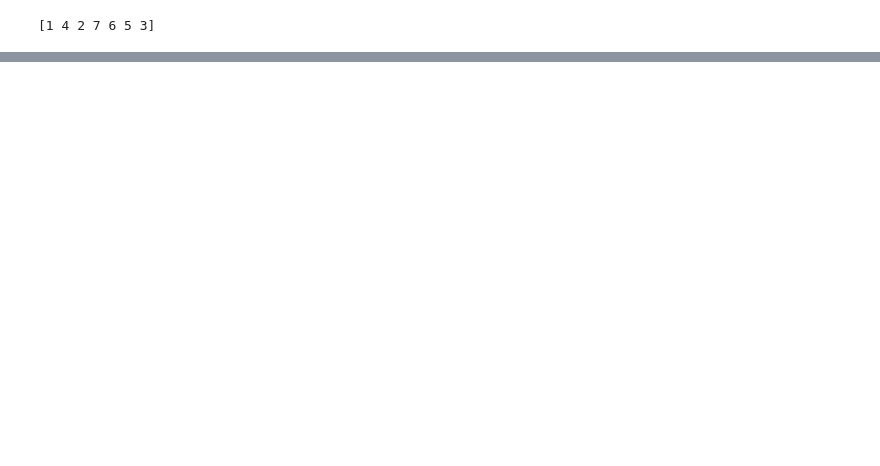
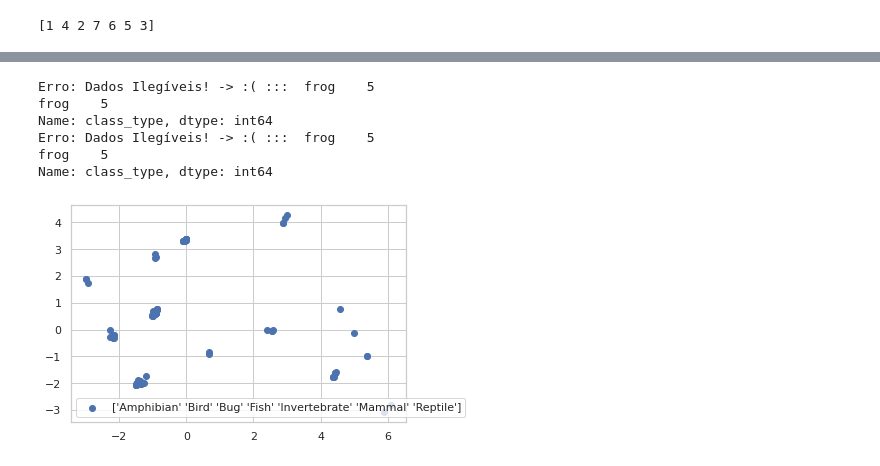
Before and after one commit to vertuam/Experimentos-CCE-UEL, a Jupyter notebook: ProjetoClassificacaoExercicio1.ipynb, the cells around one changed output, grey strips where cells are left out. Cells and saved outputs as stored; diff of their text form; code cells hidden in the pictures; blank space fills up the shorter version.

```diff
--- a/ProjetoClassificacaoExercicio1.ipynb
+++ b/ProjetoClassificacaoExercicio1.ipynb
@@ -81,0 +131,42 @@ print(dfDataset.class_type.unique())
+# %%
+# PCA
+pca = PCA(n_components = 2)
+pca.fit(dfDataset)
+transformed = pca.transform(dfDataset)
+x = transformed[:,0]
+y = transformed[:,1]
+legend = []
+for i in dfDataset.index:
+  #Refatoar para usar while para deixar dinamico quanto ao numero de classes
+  try:
+    if dfDataset['class_type'][i]==1:
+      legend = np.append(legend, 'Mammal')
+    elif dfDataset['class_type'][i]==2:
+      legend = np.append(legend, 'Bird')
+    elif dfDataset['class_type'][i]==3:
+      legend = np.append(legend, 'Reptile')
+    elif dfDataset['class_type'][i]==4:
+      legend = np.append(legend, 'Fish')
+    elif dfDataset['class_type'][i]==5:
+      legend = np.append(legend, 'Amphibian')
+    elif dfDataset['class_type'][i]==6:
+      legend = np.append(legend, 'Bug')
+    elif dfDataset['class_type'][i]==7:
+      legend = np.append(legend, 'Invertebrate')
+
+  except:
+    print('Erro: Dados Ilegíveis! -> :( ::: ', dfDataset['class_type'][i])
+
+
+
+plt.scatter(x, y, label=np.unique(legend))
+plt.legend()
+plt.show()
+# %% [output]
+Erro: Dados Ilegíveis! -> :( :::  frog    5
+frog    5
+Name: class_type, dtype: int64
+Erro: Dados Ilegíveis! -> :( :::  frog    5
+frog    5
+Name: class_type, dtype: int64
+[figure, added]
```
Also changed, not shown: parts of 10 cells of this notebook.
